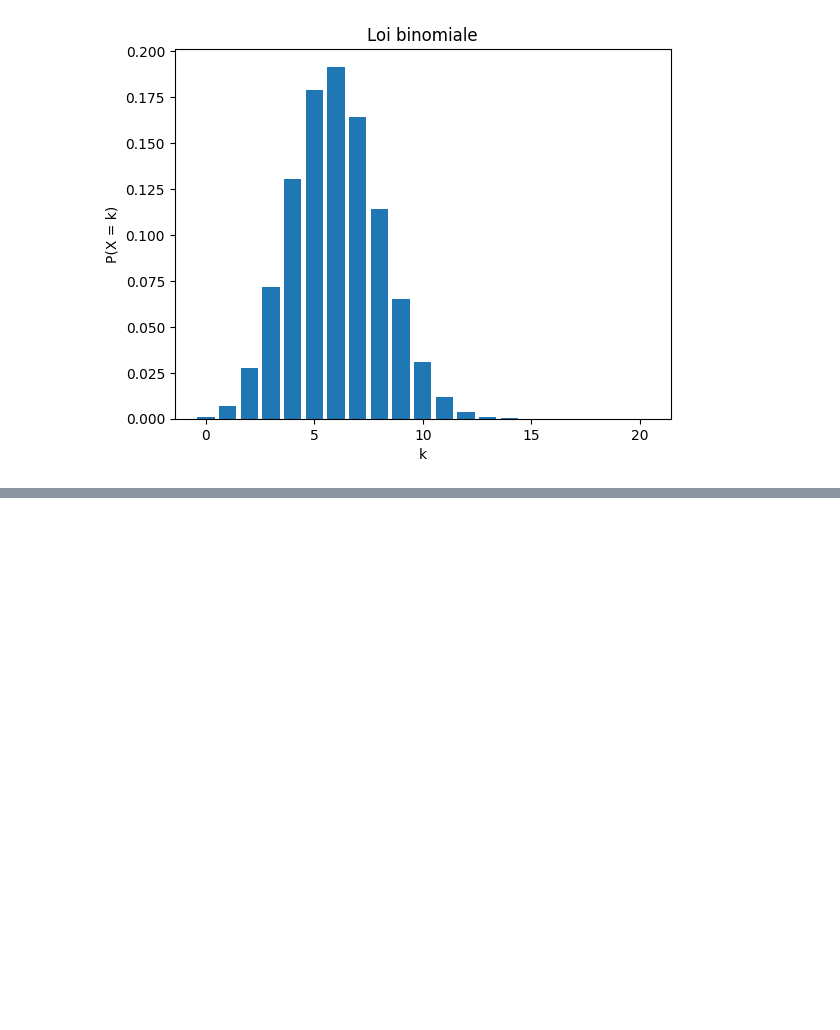
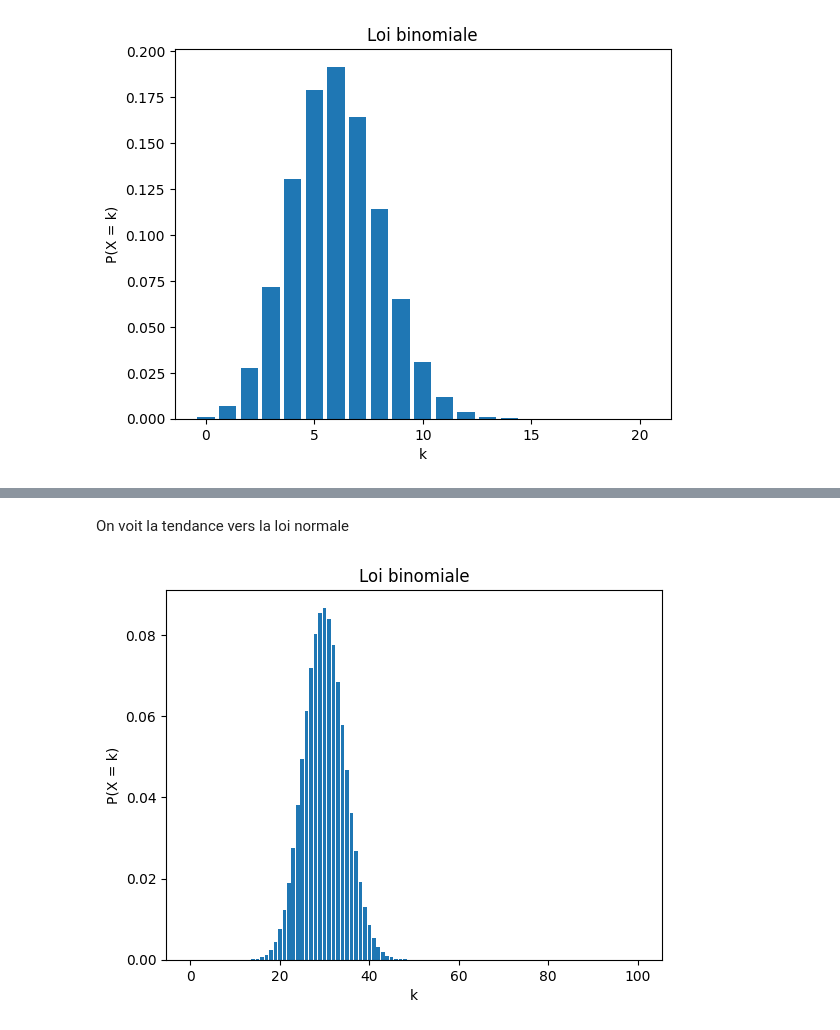
Before and after one commit to AudeC22/Atelier-pratique-Data-Science-Groupe-12, a Jupyter notebook: Probabilite test statistiques et modelisation.ipynb, the cells around one changed output, grey strips where cells are left out. Cells and saved outputs as stored; diff of their text form; code cells hidden in the pictures; blank space fills up the shorter version.

```diff
--- a/Probabilite test statistiques et modelisation.ipynb
+++ b/Probabilite test statistiques et modelisation.ipynb
@@ -22,0 +69,24 @@ plt.show()
+# %% [markdown]
+On voit la tendance vers la loi normale
+# %%
+import numpy as np
+import matplotlib.pyplot as plt
+from scipy.stats import binom
+
+# Paramètres de la loi binomiale
+n, p = 100, 0.3
+
+# Valeurs possibles de X
+x = np.arange(0, n+1)
+
+# Probabilités P(X = k)
+pmf = binom.pmf(x, n, p)
+
+# Affichage
+plt.bar(x, pmf)
+plt.title("Loi binomiale")
+plt.xlabel("k")
+plt.ylabel("P(X = k)")
+plt.show()
+# %% [output]
+[figure, added]
```
Also changed, not shown: parts of 5 cells of this notebook.
